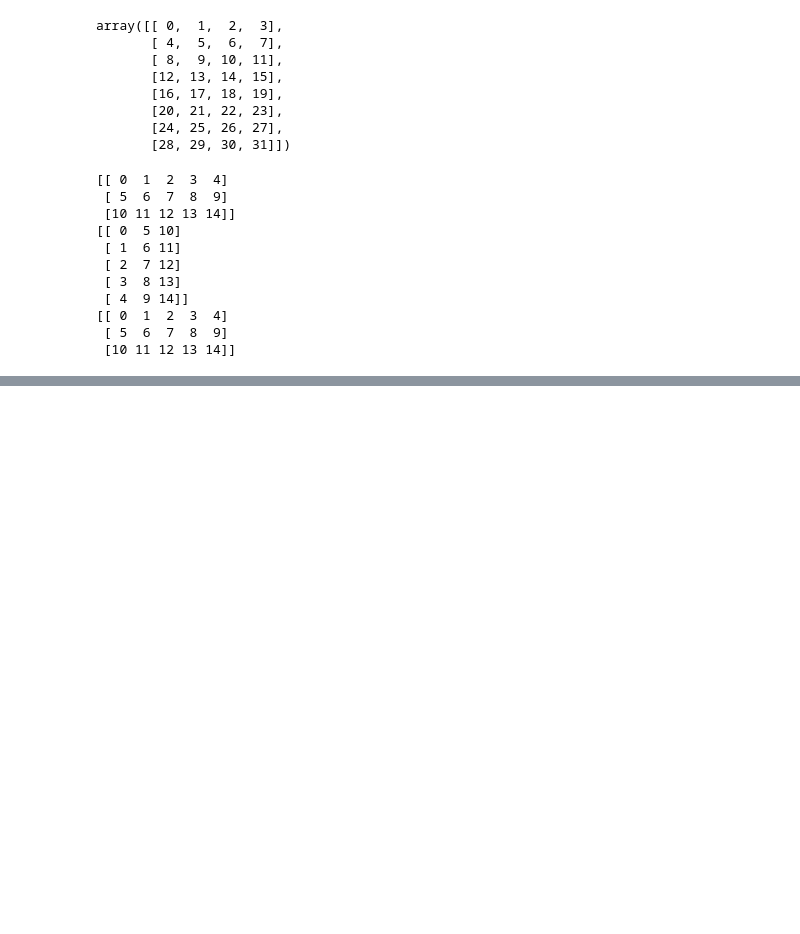
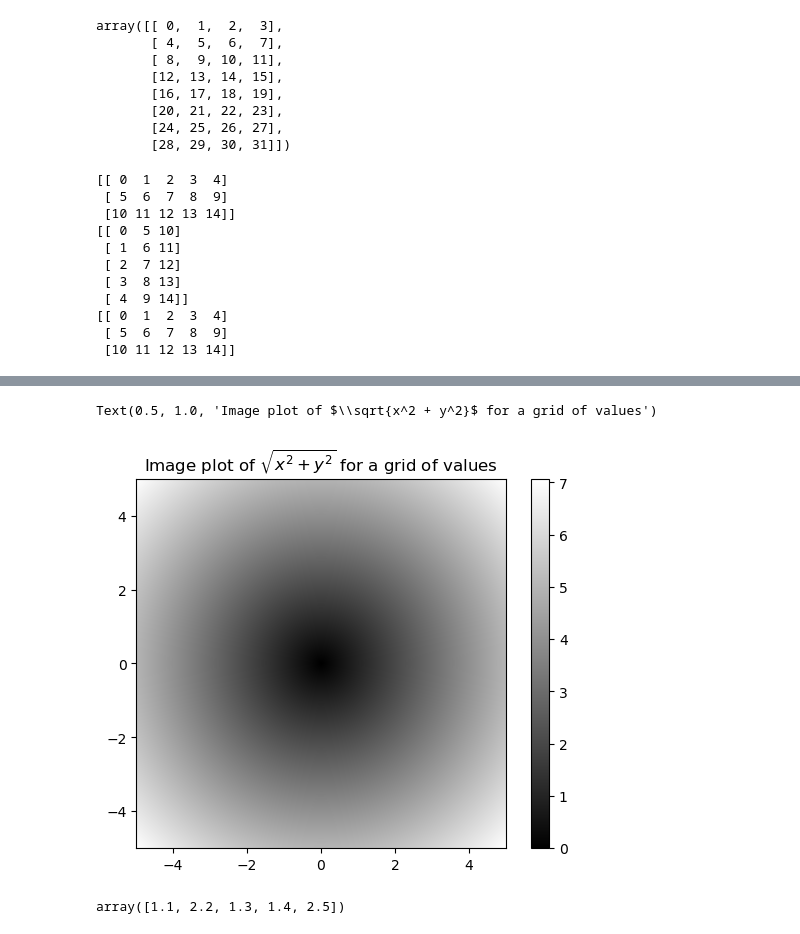
Before and after one commit to t-ozawa-free/Python-for-Data-Analysis, a Jupyter notebook: Python-for-data-analysis_4.ipynb, the cells around one changed output, grey strips where cells are left out. Cells and saved outputs as stored; diff of their text form; code cells hidden in the pictures; blank space fills up the shorter version.

```diff
--- a/Python-for-data-analysis_4.ipynb
+++ b/Python-for-data-analysis_4.ipynb
@@ -204,0 +311,29 @@ print(arr4)
+# %%
+import matplotlib.pyplot as plt
+
+points = np.arange(-5,5,0.01)
+xs,ys = np.meshgrid(points,points)
+ys
+
+z = np.sqrt(xs ** 2 + ys **2)
+z
+
+plt.imshow(z, cmap=plt.cm.gray, extent=[-5,5,-5,5])
+
+plt.colorbar()
+
+plt.title("Image plot of $\sqrt{x^2 + y^2}$ for a grid of values")
+# %% [output]
+Text(0.5, 1.0, 'Image plot of $\\sqrt{x^2 + y^2}$ for a grid of values')
+[figure, added]
+# %%
+xarr = np.array([1.1,1.2,1.3,1.4,1.5])
+
+yarr = np.array([2.1,2.2,2.3,2.4,2.5])
+
+cond = np.array([True,False,True,True,False])
+
+result = np.where(cond,xarr,yarr)
+result
+# %% [output]
+array([1.1, 2.2, 1.3, 1.4, 2.5])
```
Also changed, not shown: parts of 3 cells of this notebook.
